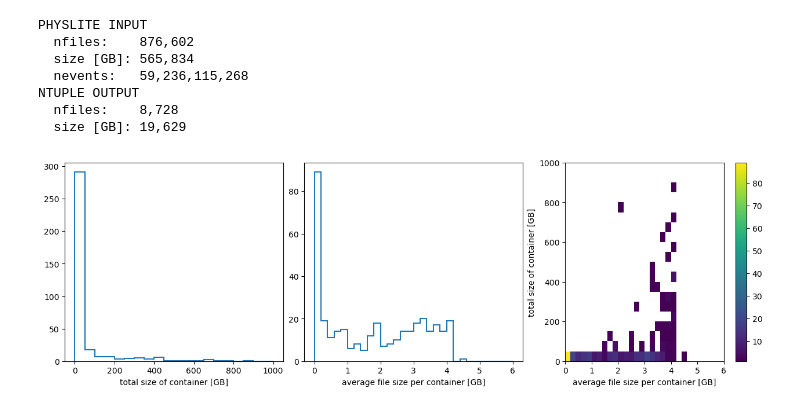
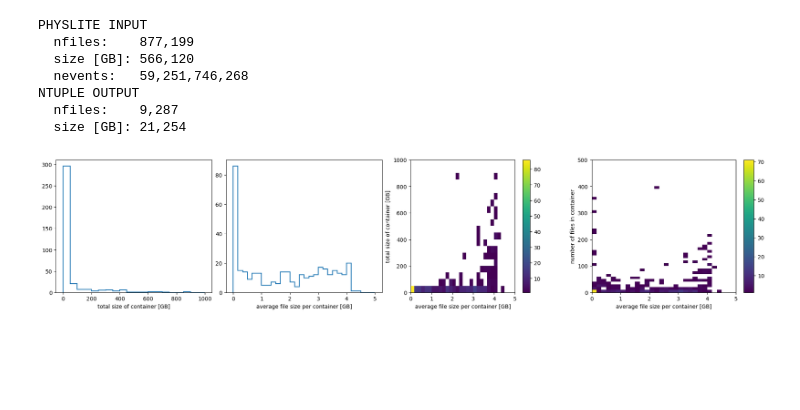
Before and after one commit to iris-hep/integration-challenge, a Jupyter notebook: atlas/ntuple_production/ntuple_summary.ipynb, the cells around one changed output. Cells and saved outputs as stored; diff of their text form; code cells hidden in the pictures; blank space fills up the shorter version.

```diff
--- a/atlas/ntuple_production/ntuple_summary.ipynb
+++ b/atlas/ntuple_production/ntuple_summary.ipynb
@@ -2,7 +2,7 @@
 import gzip
 import json
 # %%
-fname = "ntuple_metadata.json.gz"
+fname = "file_metadata.json.gz"
 
 with gzip.open(fname) as f:
     content = json.loads(f.read().decode())
@@ -16,6 +16,8 @@ sum_size_output_GB = 0
 
 sizes_output_GB = []
 avg_sizes_output_GB = []
+nfiles_output = []
+
 
 for category_info in content.values():
     for dataset_info in category_info.values():
@@ -28,6 +30,7 @@ for category_info in content.values():
             sum_size_output_GB += dataset_info["size_output_GB"]
             sizes_output_GB.append(dataset_info["size_output_GB"])
             avg_sizes_output_GB.append(dataset_info["size_output_GB"] / dataset_info["nfiles_output"])
+            nfiles_output.append(dataset_info["nfiles_output"])
 
 print("PHYSLITE INPUT")
 print(f"  nfiles:    {sum_nfiles_input:,}")
@@ -39,22 +42,25 @@ print(f"  nfiles:    {sum_nfiles_output:,}")
 print(f"  size [GB]: {sum_size_output_GB:,.0f}")
 # %% [output]
 PHYSLITE INPUT
-  nfiles:    876,602
-  size [GB]: 565,834
-  nevents:   59,236,115,268
+  nfiles:    877,199
+  size [GB]: 566,120
+  nevents:   59,251,746,268
 NTUPLE OUTPUT
-  nfiles:    8,728
-  size [GB]: 19,629
+  nfiles:    9,287
+  size [GB]: 21,254
 # %%
 import hist
 import matplotlib.pyplot as plt
 
-fig, (ax1, ax2, ax3) = plt.subplots(figsize=(12, 4), ncols=3, constrained_layout=True)
+fig, (ax1, ax2, ax3, ax4) = plt.subplots(figsize=(16, 4), ncols=4, constrained_layout=True)
 
-hist.new.Regular(20, 0, 1000, label="total size of container [GB]").Double().fill(sizes_output_GB).plot(ax=ax1, yerr=False)
-h = hist.new.Regular(30, 0, 6, label="average file size per container [GB]").Double().fill(avg_sizes_output_GB).plot(ax=ax2, yerr=False)
+hist.new.Regular(20, 0, 1_000, label="total size of container [GB]").Double().fill(sizes_output_GB).plot(ax=ax1, yerr=False)
+h = hist.new.Regular(30, 0, 5, label="average file size per container [GB]").Double().fill(avg_sizes_output_GB).plot(ax=ax2, yerr=False)
 
-h = hist.new.Regular(30, 0, 6, label="average file size per container [GB]").Regular(20, 0, 1000, label="total size of container [GB]").Double()
+h = hist.new.Regular(30, 0, 5, label="average file size per container [GB]").Regular(20, 0, 1_000, label="total size of container [GB]").Double()
 _ = h.fill(avg_sizes_output_GB, sizes_output_GB).plot(ax=ax3, cmin=1)
+
+h = hist.new.Regular(30, 0, 5, label="average file size per container [GB]").Regular(50, 0, 500, label="number of files in container").Double()
+_ = h.fill(avg_sizes_output_GB, nfiles_output).plot(ax=ax4, cmin=1)
 # %% [output]
-[figure, old version]
+[figure, new version]
```
Also changed, not shown: 3 other files.
